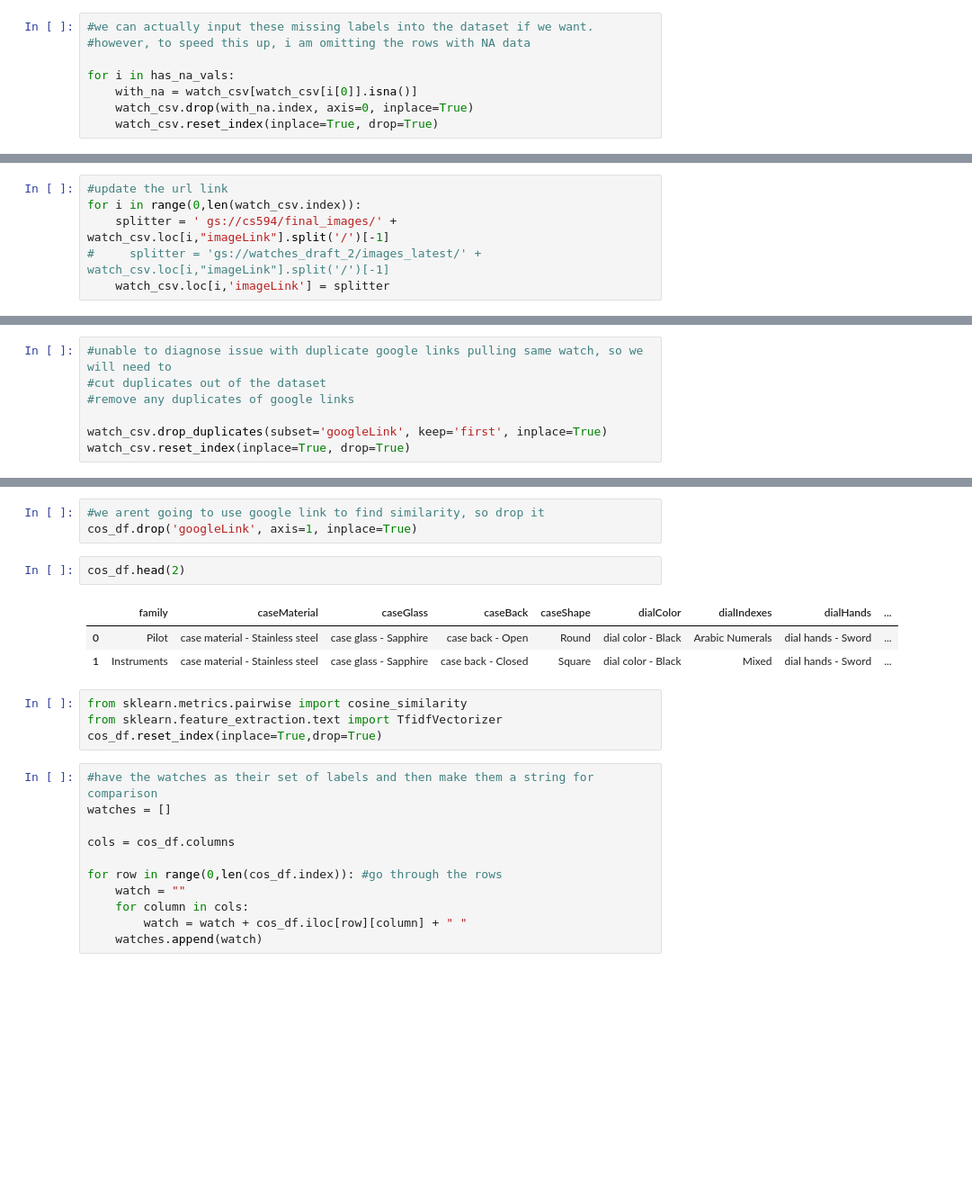
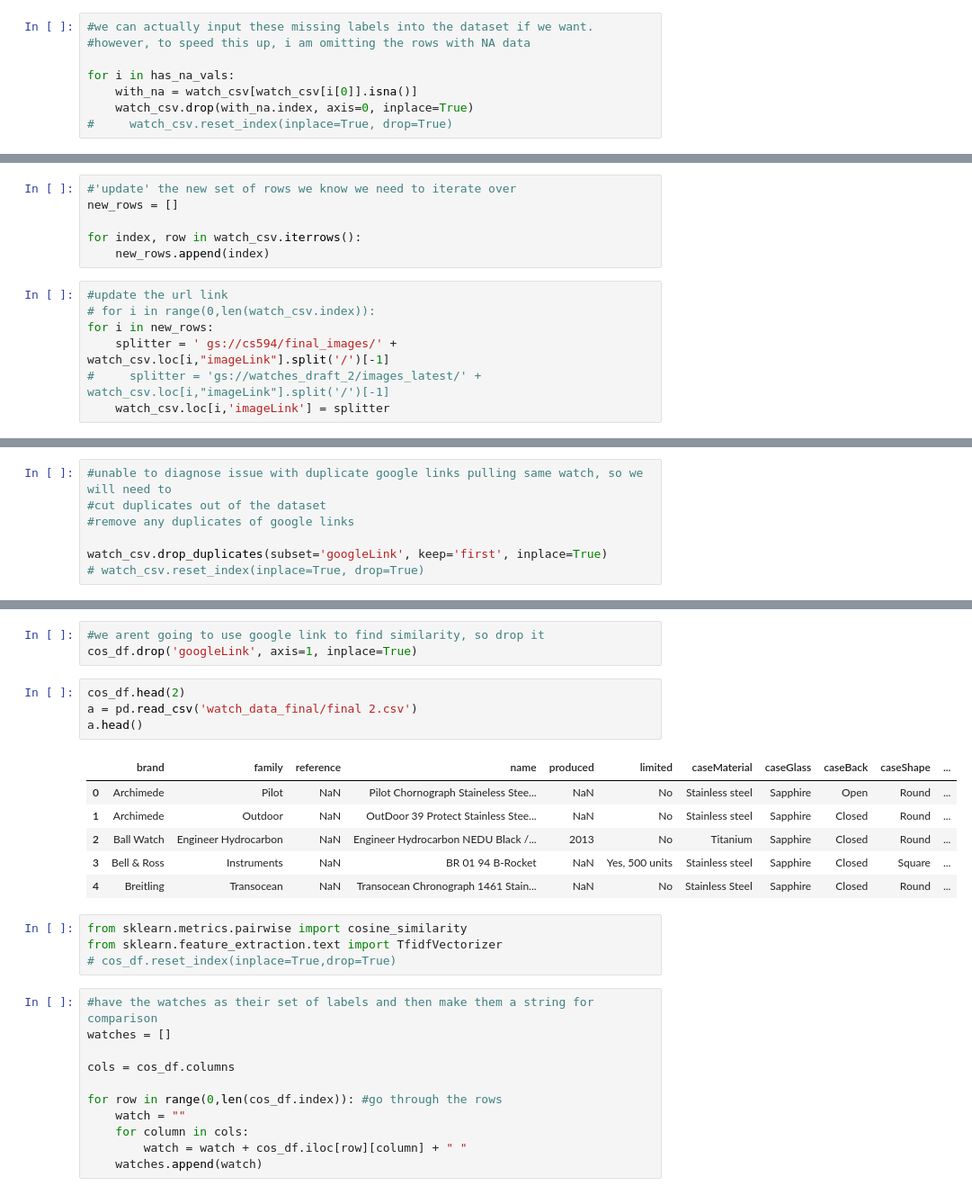
Before and after one commit to Mohammed-siddiq/WatchIt, a Jupyter notebook: scripts/Preprocessing.ipynb, the cells around one changed output, grey strips where cells are left out. Shown at 90% size. Cells and saved outputs as stored; diff of their text form; blank space fills up the shorter version.

```diff
--- a/scripts/Preprocessing.ipynb
+++ b/scripts/Preprocessing.ipynb
@@ -80,16 +80,23 @@ Columns with NA values
 for i in has_na_vals:
     with_na = watch_csv[watch_csv[i[0]].isna()]
     watch_csv.drop(with_na.index, axis=0, inplace=True)
-    watch_csv.reset_index(inplace=True, drop=True)
+#     watch_csv.reset_index(inplace=True, drop=True)
 # %%
 #clean up all special characters for all columns but image link
 for column in watch_csv:
     if column != "imageLink":
         watch_csv[column] = watch_csv[column].map(lambda x: re.sub('[^A-Za-z0-9-]+ ', '',x))
         watch_csv[column] = watch_csv[column].str.slice(0,31,1)
+# %%
+#'update' the new set of rows we know we need to iterate over
+new_rows = []
+
+for index, row in watch_csv.iterrows():
+    new_rows.append(index)
 # %%
 #update the url link
-for i in range(0,len(watch_csv.index)):
+# for i in range(0,len(watch_csv.index)):
+for i in new_rows:
     splitter = ' gs://cs594/final_images/' + watch_csv.loc[i,"imageLink"].split('/')[-1]
 #     splitter = 'gs://watches_draft_2/images_latest/' + watch_csv.loc[i,"imageLink"].split('/')[-1]
     watch_csv.loc[i,'imageLink'] = splitter
@@ -103,7 +110,7 @@ watch_csv.insert(0, 'googleLink', link)
 #remove any duplicates of google links
 
 watch_csv.drop_duplicates(subset='googleLink', keep='first', inplace=True)
-watch_csv.reset_index(inplace=True, drop=True)
+# watch_csv.reset_index(inplace=True, drop=True)
 # %%
 ##### need to loop this maybe 10 times
 #we are doing this loop to ensure that each label has at least 10 rows, otherwise autoML will deny
@@ -166,16 +173,21 @@ cos_df = watch_csv.copy(deep=True)
 # %%
 #we arent going to use google link to find similarity, so drop it
 cos_df.drop('googleLink', axis=1, inplace=True)
-# %%
-cos_df.head(2)
-# %% [output]
-|  | family | caseMaterial | caseGlass | caseBack | caseShape | dialColor | dialIndexes | dialHands | ... |
-| 0 | Pilot | case material - Stainless steel | case glass - Sapphire | case back - Open | Round | dial color - Black | Arabic Numerals | dial hands - Sword | ... |
-| 1 | Instruments | case material - Stainless steel | case glass - Sapphire | case back - Closed | Square | dial color - Black | Mixed | dial hands - Sword | ... |
+# %%
+cos_df.head(2)
+a = pd.read_csv('watch_data_final/final 2.csv')
+a.head()
+# %% [output]
+|  | brand | family | reference | name | produced | limited | caseMaterial | caseGlass | caseBack | caseShape | ... |
+| 0 | Archimede | Pilot | NaN | Pilot Chornograph Staineless Stee... | NaN | No | Stainless steel | Sapphire | Open | Round | ... |
+| 1 | Archimede | Outdoor | NaN | OutDoor 39 Protect Stainless Stee... | NaN | No | Stainless steel | Sapphire | Closed | Round | ... |
+| 2 | Ball Watch | Engineer Hydrocarbon | NaN | Engineer Hydrocarbon NEDU Black /... | 2013 | No | Titanium | Sapphire | Closed | Round | ... |
+| 3 | Bell & Ross | Instruments | NaN | BR 01 94 B-Rocket | NaN | Yes, 500 units | Stainless steel | Sapphire | Closed | Square | ... |
+| 4 | Breitling | Transocean | NaN | Transocean Chronograph 1461 Stain... | NaN | No | Stainless Steel | Sapphire | Closed | Round | ... |
 # %%
 from sklearn.metrics.pairwise import cosine_similarity
 from sklearn.feature_extraction.text import TfidfVectorizer
-cos_df.reset_index(inplace=True,drop=True)
+# cos_df.reset_index(inplace=True,drop=True)
 # %%
 #have the watches as their set of labels and then make them a string for comparison
 watches = []
```
Also changed, not shown: parts of 5 cells of this notebook.
